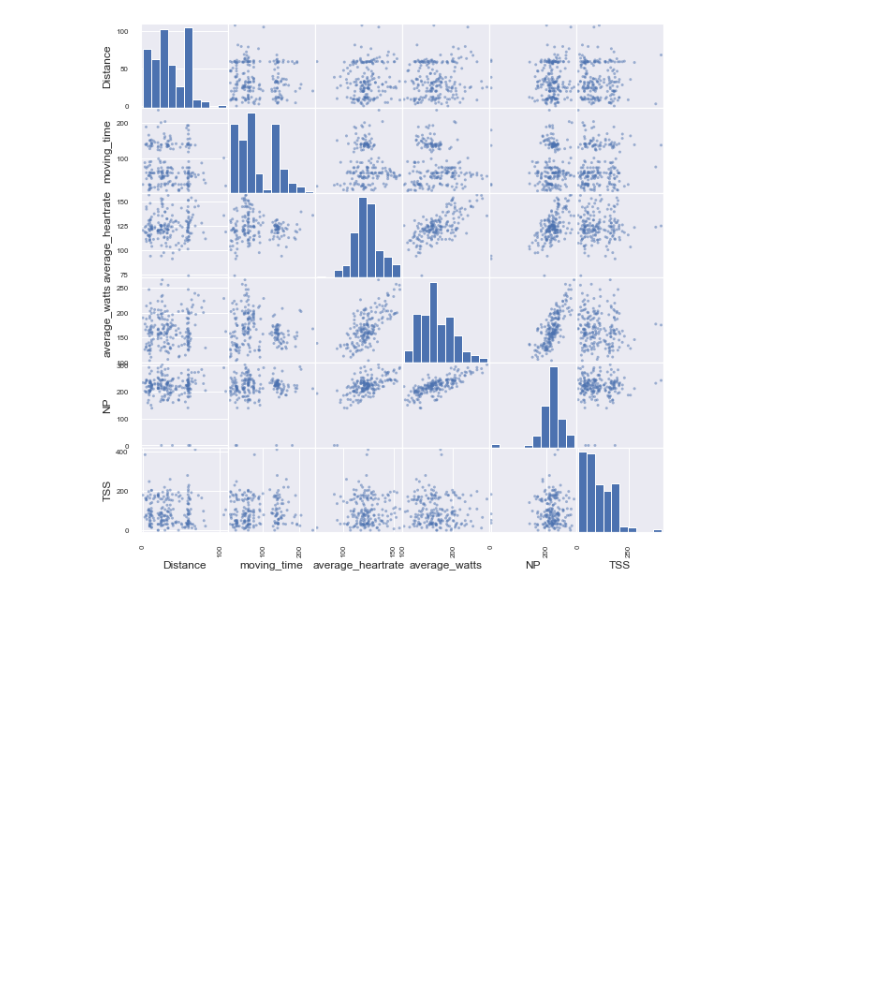
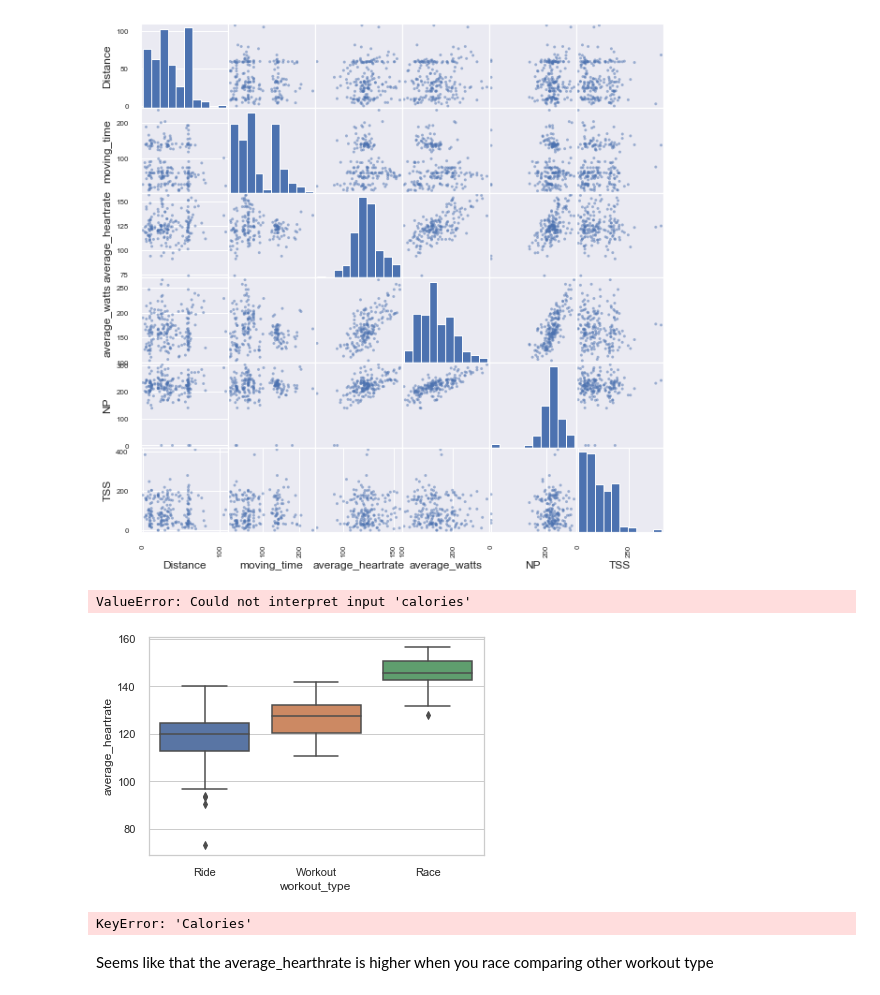
Before and after one commit to fracomp/datascience, a Jupyter notebook: Portfolio 1.ipynb, the cells around one changed output. Drawn from its saved outputs; the diff is of its cells as text; code cells hidden in the pictures; blank space fills up the shorter version.

```diff
--- a/Portfolio 1.ipynb
+++ b/Portfolio 1.ipynb
@@ -268,3 +268,15 @@ array([[<matplotlib.axes._subplots.AxesSubplot object at 0x...>,
         <matplotlib.axes._subplots.AxesSubplot object at 0x...>]],
       dtype=object)
 [figure]
+# %%
+sns.set(style="whitegrid")
+ax = sns.boxplot(x="workout_type", y="average_heartrate", data=cd)
+# %% [output]
+ValueError: Could not interpret input 'calories'
+[figure, added]
+# %%
+cd['Calories']
+# %% [output]
+KeyError: 'Calories'
+# %% [markdown]
+Seems like that the average_hearthrate is higher when you race comparing other workout type
```
